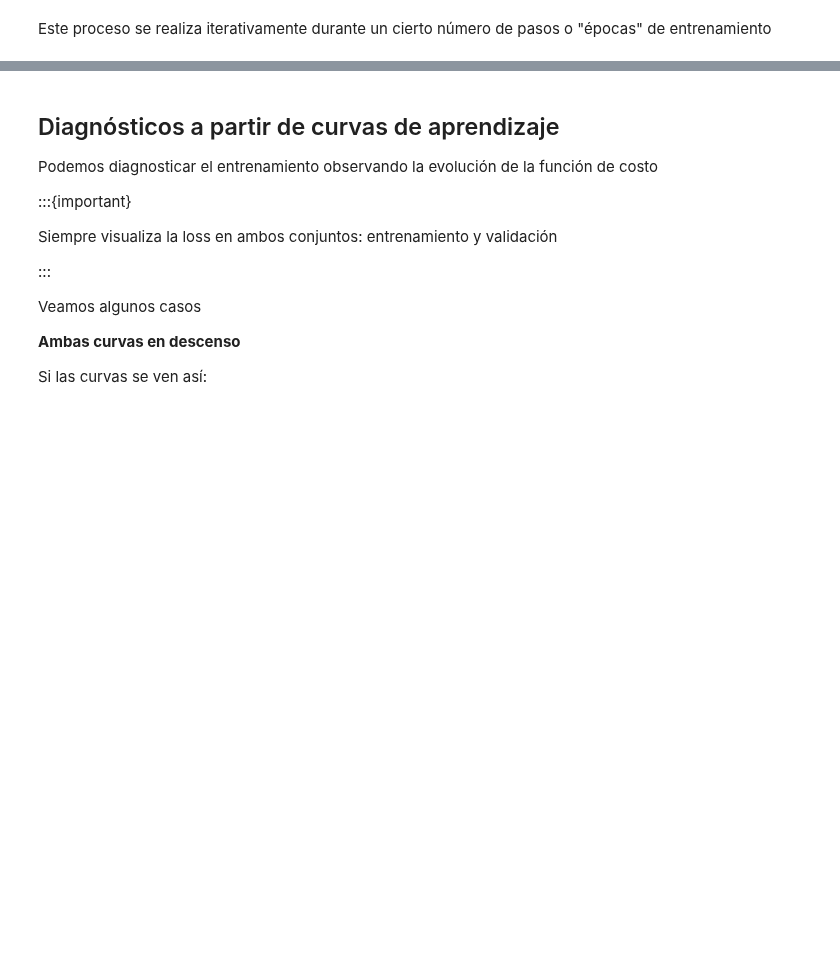
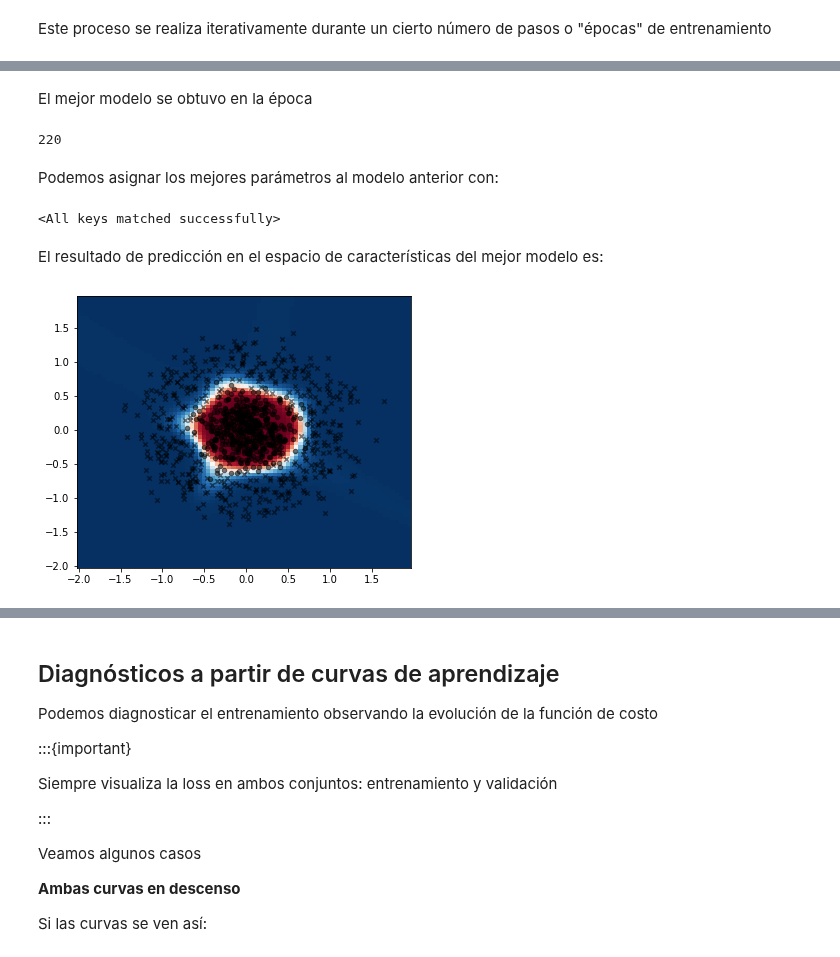
Before and after one commit to phuijse/MachineLearningBook, a Jupyter notebook: contents/neural_networks/pytorch2.ipynb, the cells around one changed output, grey strips where cells are left out. Cells and saved outputs as stored; diff of their text form; code cells hidden in the pictures; blank space fills up the shorter version.

```diff
--- a/contents/neural_networks/pytorch2.ipynb
+++ b/contents/neural_networks/pytorch2.ipynb
@@ -355,0 +383,29 @@ for param_tensor in model.state_dict():
+# %% [markdown]
+El mejor modelo se obtuvo en la época
+# %%
+saved_model['epoca']
+# %% [output]
+220
+# %% [markdown]
+Podemos asignar los mejores parámetros al modelo anterior con:
+# %%
+model = circle_model(10)
+model.load_state_dict(saved_model['model_state_dict'])
+# %% [output]
+<All keys matched successfully>
+# %% [markdown]
+El resultado de predicción en el espacio de características del mejor modelo es:
+# %%
+x_test = np.arange(-2, 2, 0.05, dtype=np.float32)
+x_test1, x_test2 = np.meshgrid(x_test, x_test)
+x_test = torch.from_numpy(np.stack((x_test1.ravel(), x_test2.ravel())).T)
+
+prob_test = nn.Sigmoid()(model(x_test)).detach().reshape(x_test1.shape)
+
+fig, ax = plt.subplots(figsize=(6, 5))
+ax.pcolormesh(x_test1, x_test2, prob_test, cmap=plt.cm.RdBu_r)
+for k, marker in enumerate(['x', 'o']):
+    mask = y == k
+    ax.scatter(X[mask, 0], X[mask, 1], c='k', s=20, marker=marker, alpha=0.5)
+# %% [output]
+[figure, added]
```
Also changed, not shown: parts of 51 cells of this notebook.
